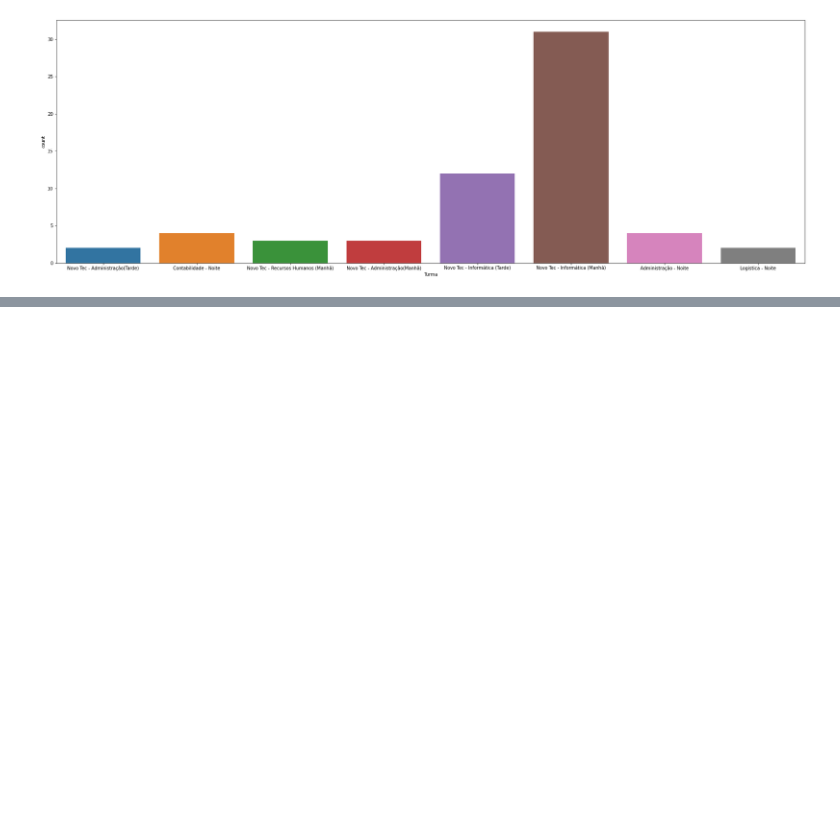
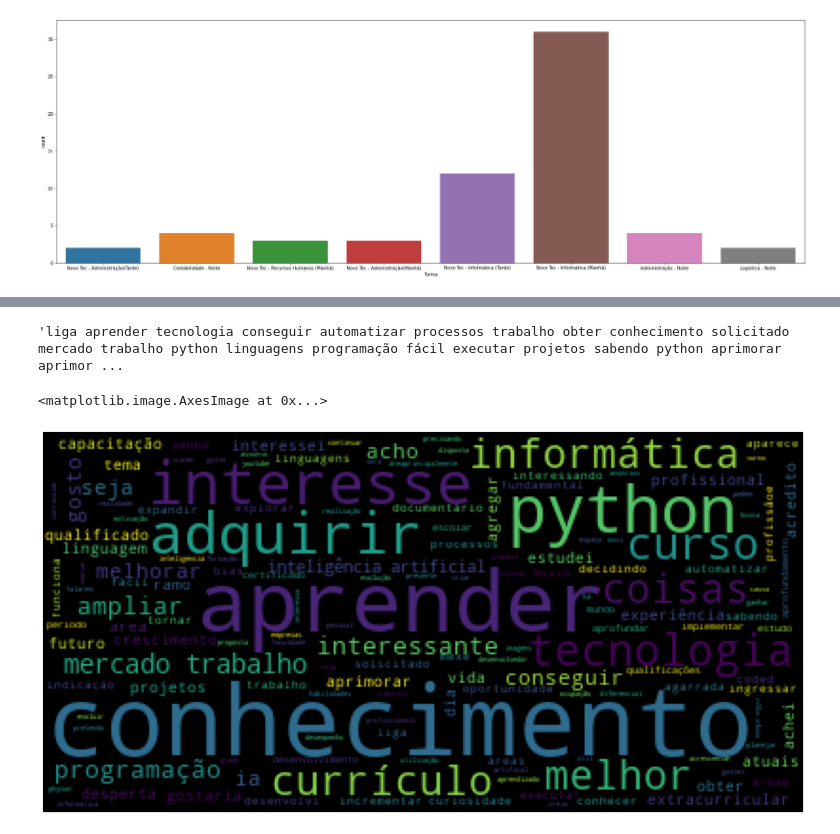
Before and after one commit to profcintiapinho/laboratorio_ia, a Jupyter notebook: ExemploAnalisedasInscricoes.ipynb, the cells around one changed output, grey strips where cells are left out. Saved outputs shown, nothing was run; the diff lists cells and outputs as text; code cells hidden in the pictures; blank space fills up the shorter version.

```diff
--- a/ExemploAnalisedasInscricoes.ipynb
+++ b/ExemploAnalisedasInscricoes.ipynb
@@ -38,0 +104,4 @@ sns.countplot(base.Turma);
+# %%
+import string
+pontuacoes = string.punctuation
+pontuacoes
@@ -38,0 +110,22 @@ sns.countplot(base.Turma);
+# %%
+def preprocessamento(text):
+    result = []
+    pos_tag = ['ADJ', 'NOUN', 'VERB', 'PROPN'] # escolhendo apenas adjetivos, substantivos e verbos , 'VERB'
+    texto = re.sub(u'[^a-zA-Z0-9áéíóúÁÉÍÓÚâêîôÂÊÎÔãõÃÕçÇ: ]', '', text )
+    doc = pln(texto.lower()) # Transformando em minúsculo
+    for token in doc:
+        # 3
+        if(token.text in stop_words or token.text in pontuacoes):
+            continue
+        # 4
+        if(token.pos_ in pos_tag):
+            result.append(token.text)
+
+        texto = ' '.join([str(elemento) for elemento in result if not elemento.isdigit()])
+
+
+    #return result # 5
+    return texto # 5
+# %%
+base.motivacao=base.motivacao.astype(str)
+base['limpa'] = base['motivacao'].apply(preprocessamento)
@@ -38,0 +148,18 @@ sns.countplot(base.Turma);
+# %%
+motivo = base['limpa'].values
+juntandotudo = ''
+for sentimento in motivo:
+  juntandotudo += sentimento+" "
+# %%
+juntandotudo
+# %% [output]
+'liga aprender tecnologia conseguir automatizar processos trabalho obter conhecimento solicitado mercado trabalho python linguagens programação fácil executar projetos sabendo python aprimorar aprimor ...
+# %%
+from wordcloud import WordCloud
+import matplotlib.pyplot as plt
+plt.figure(figsize=(20,20))
+plt.axis('off')
+plt.imshow(WordCloud().generate(juntandotudo))
+# %% [output]
+<matplotlib.image.AxesImage at 0x...>
+[figure, added]
```
Also changed, not shown: parts of 17 cells of this notebook.
